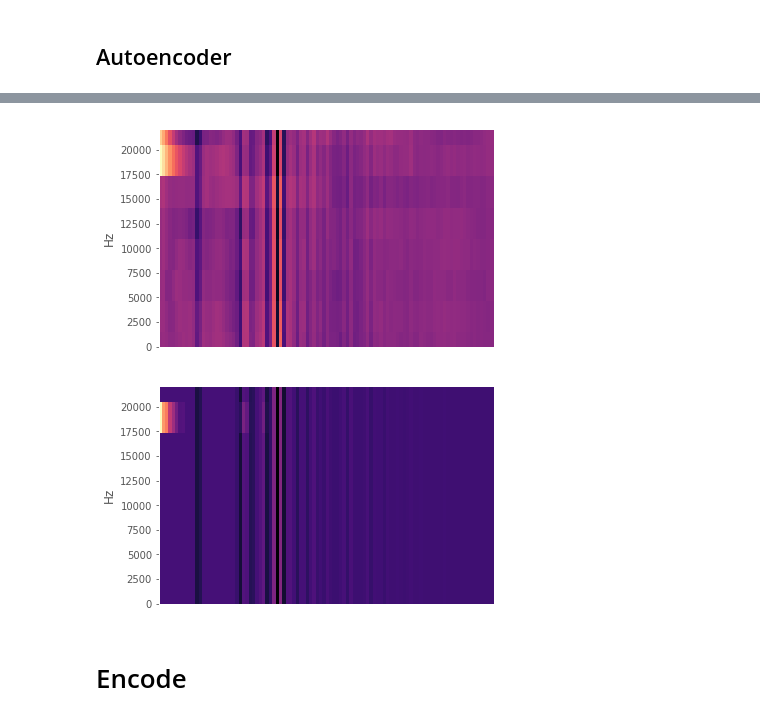
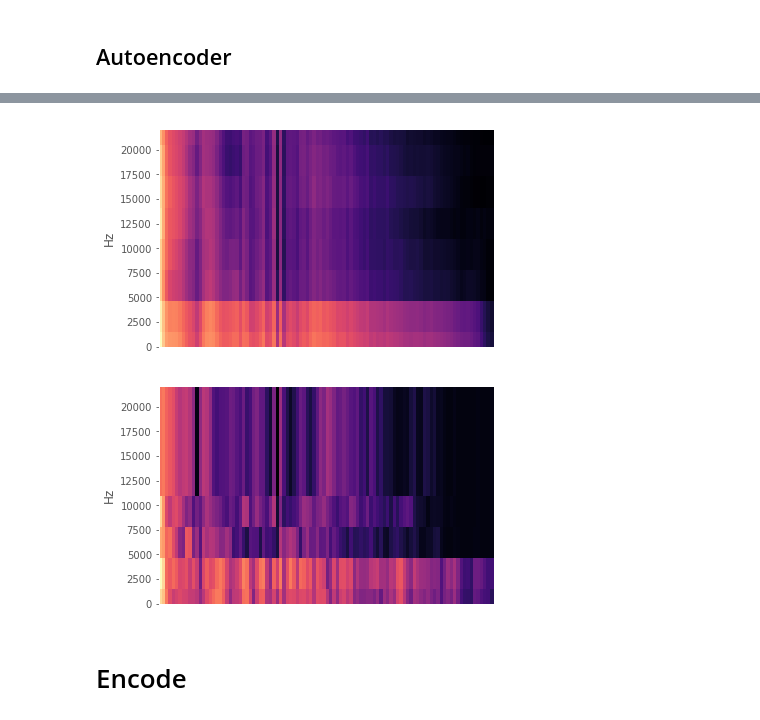
Before and after one commit to DeanPFZ/deep-audio-public, a Jupyter notebook: src/High Level Nets Keras Autoencoder.ipynb, the cells around one changed output, grey strips where cells are left out. Saved outputs shown, nothing was run; the diff lists cells and outputs as text; code cells hidden in the pictures.

```diff
--- a/src/High Level Nets Keras Autoencoder.ipynb
+++ b/src/High Level Nets Keras Autoencoder.ipynb
@@ -190,6 +190,6 @@ def load_audio_blockwise(data, blocksize=1024, overlap=512, debug=False):
     return np.vstack(items), np.array(target)
 # %%
 c_data, targets = load_fold_audio_blockwise(1, dataset, blocksize, overlap)
-c_data, targets = load_fold_audio(1, dataset)
+# c_data, targets = load_fold_audio(1, dataset)
 print(c_data.shape)
 # %% [output]
@@ -303,6 +306,10 @@ frames = np.vstack(frames)
 print(frames.shape)
 # %% [output]
 (374718, 8, 100)
+# %%
+from sklearn.model_selection import train_test_split
+train_X, test_X, train_y, test_y = train_test_split(
+                        frames, frames, test_size=0.20, random_state=42)
 # %% [markdown]
 # Dimension Sanity Check
 # %%
@@ -396,8 +403,8 @@ try:
     auto.summary()
 except:
     print("Couldn't find model, training new one")
-    auto = build_pca_autoencoder(frames[0].shape,code_size=32)
-    auto.fit(x=frames, y=frames, epochs=50, verbose=1)
+    auto = build_pca_autoencoder(train_X[0].shape,code_size=32)
+    auto.fit(x=train_X, y=train_y, epochs=20, verbose=1)
     model_json = auto.to_json()
     with open('autoencoder_model.json', 'w') as json_file:
         json_file.write(model_json)
@@ -420,4 +430,4 @@ _________________________________________________________________
 # %%
-result = auto.predict(frames, verbose=1)
+result = auto.predict(test_X, verbose=1)
 print(result.shape)
 # %% [output]
@@ -426,11 +436,11 @@ print(result.shape)
 # %%
-display.specshow(result[74000], y_axis='linear', sr=SR)
+display.specshow(result[7400], y_axis='linear', sr=SR)
 plt.show()
-display.specshow(frames[74000], y_axis='linear', sr=SR)
+display.specshow(test_X[7400], y_axis='linear', sr=SR)
 plt.show()
 # %% [output]
-[figure, old version]
+[figure, new version]
-[figure, old version]
+[figure, new version]
 # %% [markdown]
 # Encode
 # %%
```
Also changed, not shown: parts of 14 cells of this notebook, 2 other files.
